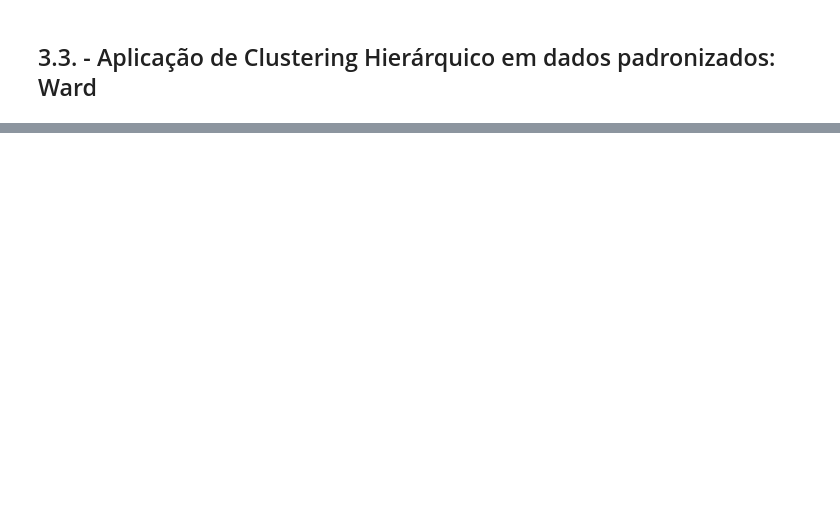
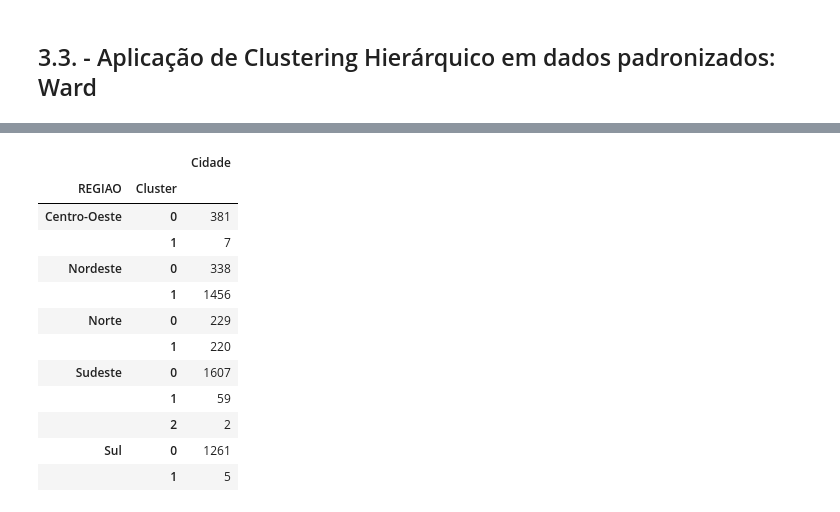
Before and after one commit to secretaria-ICA/Clusterizacao_dos_Municipios_Brasileiros_Uma_Abordagem_para_Igualdade_de_Genero, a Jupyter notebook: Trabalho_Izabella.ipynb, the cells around one changed output, grey strips where cells are left out. Cells and saved outputs as stored; diff of their text form; code cells hidden in the pictures; blank space fills up the shorter version.

```diff
--- a/Trabalho_Izabella.ipynb
+++ b/Trabalho_Izabella.ipynb
@@ -320,0 +575,16 @@ plt.show()
+# %%
+df_ward[['REGIAO','Cluster','Cidade']].groupby(['REGIAO','Cluster']).count()
+# %% [output]
+|  |  | Cidade |
+| REGIAO | Cluster |  |
+| Centro-Oeste | 0 | 381 |
+|  | 1 | 7 |
+| Nordeste | 0 | 338 |
+|  | 1 | 1456 |
+| Norte | 0 | 229 |
+|  | 1 | 220 |
+| Sudeste | 0 | 1607 |
+|  | 1 | 59 |
+|  | 2 | 2 |
+| Sul | 0 | 1261 |
+|  | 1 | 5 |
```
Also changed, not shown: parts of 34 cells of this notebook.
